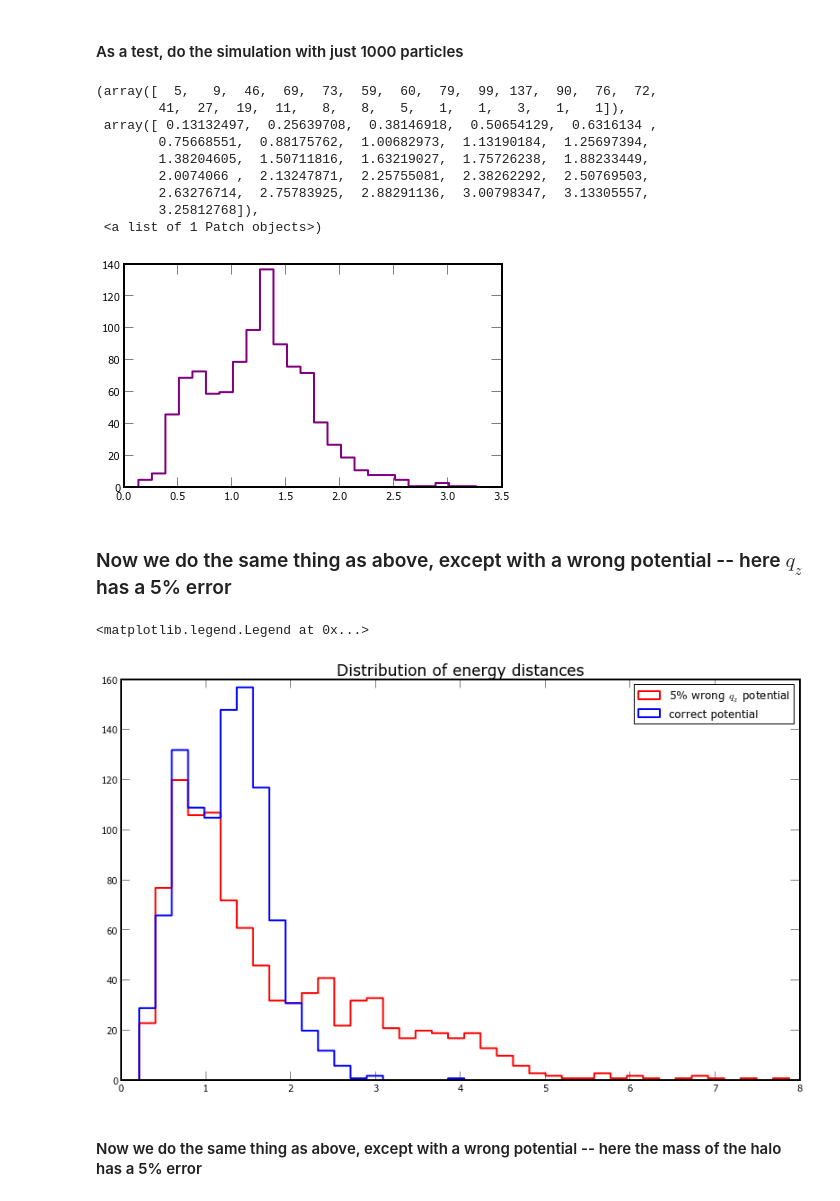
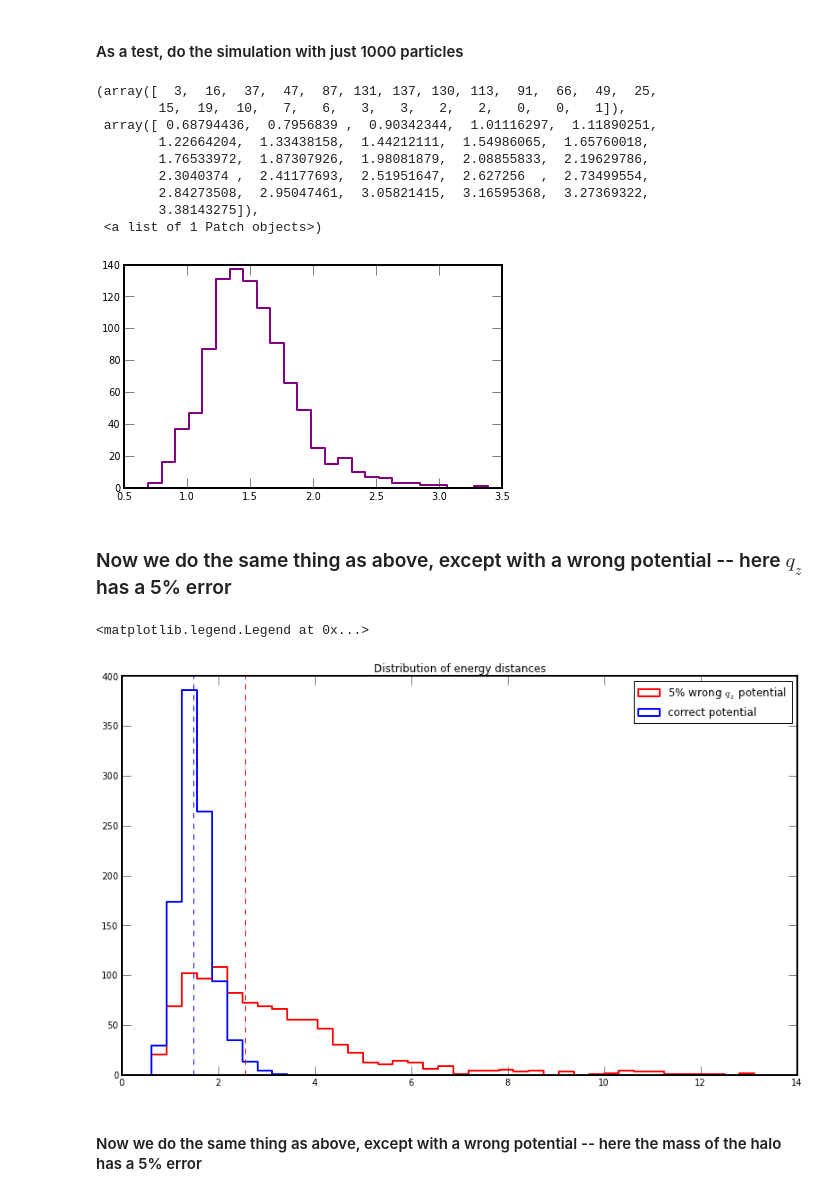
Before and after one commit to adrn/streams, a Jupyter notebook: docs/Streams - Back Integrate Particles.ipynb, the cells around one changed output. Cells and saved outputs as stored; diff of their text form; code cells hidden in the pictures.

```diff
--- a/docs/Streams - Back Integrate Particles.ipynb
+++ b/docs/Streams - Back Integrate Particles.ipynb
@@ -87,20 +87,20 @@ true_halo_potential = LogarithmicPotentialLJ(v_halo=(121.858*u.km/u.s).to(u.kpc/
 #### As a test, do the simulation with just 1000 particles
 # %%
 # Initialize simulation
-sgr_snap = SgrSnapshot(num=10)
+sgr_snap = SgrSnapshot(num=1000, no_bound=True)
 closest_distances = run_back_integration(true_halo_potential, sgr_snap, sgr_cen)
 # %%
 plt.hist(closest_distances, bins=25, histtype="step", linewidth=2, color='purple')
 # %% [output]
-(array([  5,   9,  46,  69,  73,  59,  60,  79,  99, 137,  90,  76,  72,
-        41,  27,  19,  11,   8,   8,   5,   1,   1,   3,   1,   1]),
- array([ 0.13132497,  0.25639708,  0.38146918,  0.50654129,  0.6316134 ,
-        0.75668551,  0.88175762,  1.00682973,  1.13190184,  1.25697394,
-        1.38204605,  1.50711816,  1.63219027,  1.75726238,  1.88233449,
-        2.0074066 ,  2.13247871,  2.25755081,  2.38262292,  2.50769503,
-        2.63276714,  2.75783925,  2.88291136,  3.00798347,  3.13305557,
-        3.25812768]),
+(array([  3,  16,  37,  47,  87, 131, 137, 130, 113,  91,  66,  49,  25,
+        15,  19,  10,   7,   6,   3,   3,   2,   2,   0,   0,   1]),
+ array([ 0.68794436,  0.7956839 ,  0.90342344,  1.01116297,  1.11890251,
+        1.22664204,  1.33438158,  1.44212111,  1.54986065,  1.65760018,
+        1.76533972,  1.87307926,  1.98081879,  2.08855833,  2.19629786,
+        2.3040374 ,  2.41177693,  2.51951647,  2.627256  ,  2.73499554,
+        2.84273508,  2.95047461,  3.05821415,  3.16595368,  3.27369322,
+        3.38143275]),
  <a list of 1 Patch objects>)
-[figure, old version]
+[figure, new version]
 # %% [markdown]
 ### Now we do the same thing as above, except with a wrong potential -- here $q_z$ has a 5% error
@@ -149,12 +107,24 @@ for ii in range(sgr_snap.num):
+# %%
+# Define potential as used by Kathryn's simulation, to make sure I can recover the correct behavior
+halo_potential = LogarithmicPotentialLJ(v_halo=(121.858*u.km/u.s).to(u.kpc/u.Myr).value,
+                                        q1=1.38,
+                                        q2=1.0,
+                                        qz=1.428,
+                                        phi=1.692969,
+                                        c=12.)
+
+wrong_closest_distances = run_back_integration(halo_potential, sgr_snap, sgr_cen)
 # %%
 figure(figsize=(12,8))
 plt.title("Distribution of energy distances")
 
 n,bins,patches = plt.hist(wrong_closest_distances, bins=40, histtype="step", linewidth=2, color='red', label=r"5% wrong $q_z$ potential")
+axvline(np.median(wrong_closest_distances), color="red", linestyle="--")
 n,bins,patches = plt.hist(closest_distances, bins=bins, histtype="step", linewidth=2, color='blue', label="correct potential")
+axvline(np.median(closest_distances), color="blue", linestyle="--")
 plt.legend()
 # %% [output]
 <matplotlib.legend.Legend at 0x...>
-[figure, old version]
+[figure, new version]
 # %% [markdown]
 #### Now we do the same thing as above, except with a wrong potential -- here the mass of the halo has a 5% error
```
Also changed, not shown: parts of 6 cells of this notebook.
